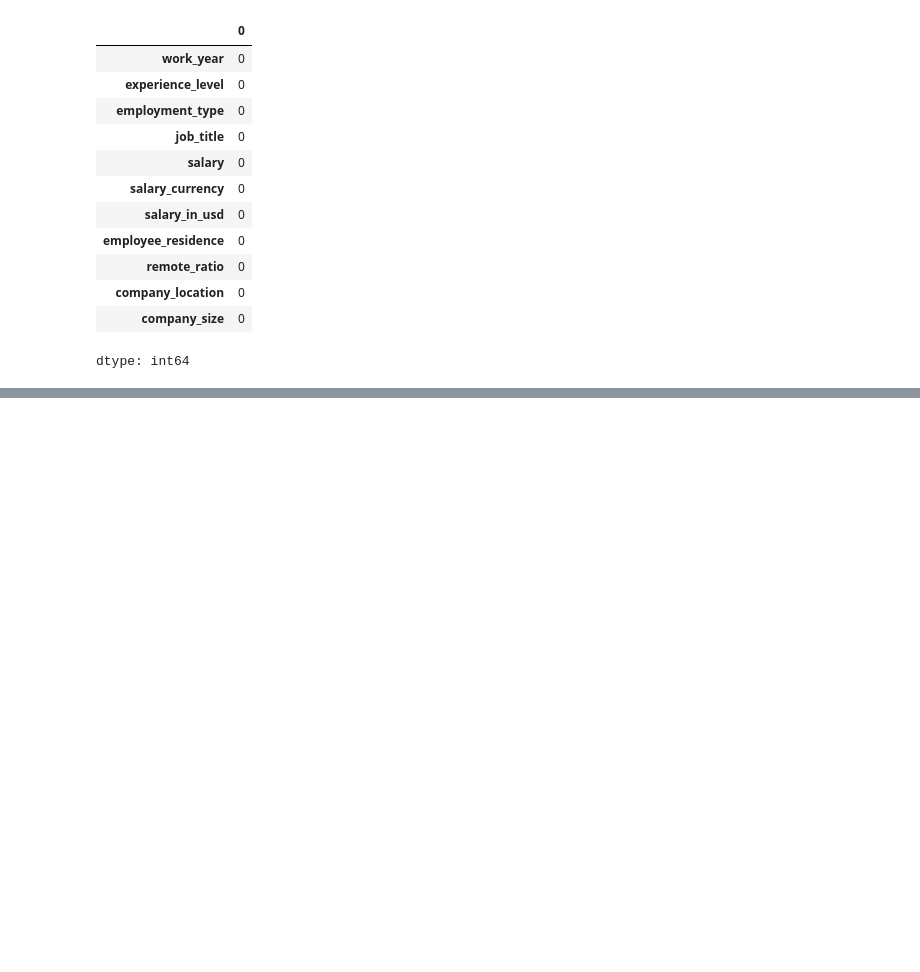
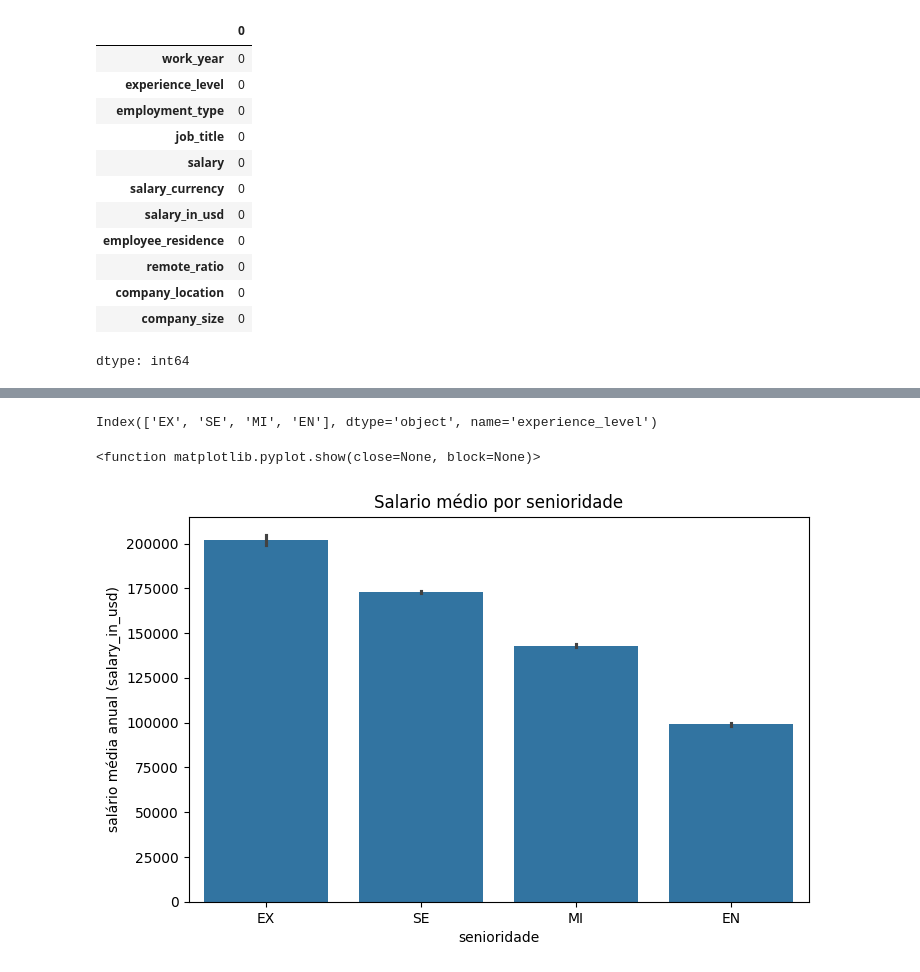
Before and after one commit to luiz675/aula, a Jupyter notebook: Untitled2.ipynb, the cells around one changed output, grey strips where cells are left out. Saved outputs shown, nothing was run; the diff lists cells and outputs as text; code cells hidden in the pictures; blank space fills up the shorter version.

```diff
--- a/Untitled2.ipynb
+++ b/Untitled2.ipynb
@@ -186,0 +82,16 @@ df_limpo = df_limpo.assign(work_year = df_limpo['work_year'].astype('int64'))
+# %%
+ordem = df_limpo.groupby('experience_level')['salary_in_usd'].mean().sort_values(ascending=False).index
+# %%
+ordem
+# %% [output]
+Index(['EX', 'SE', 'MI', 'EN'], dtype='object', name='experience_level')
+# %%
+plt.figure(figsize=(8,5))
+sns.barplot(data=df_limpo, x='experience_level', y='salary_in_usd', order=ordem)
+plt.title('Salario médio por senioridade')
+plt.xlabel('senioridade')
+plt.ylabel('salário média anual (salary_in_usd)')
+plt.show
+# %% [output]
+<function matplotlib.pyplot.show(close=None, block=None)>
+[figure, added]
```
Also changed, not shown: parts of 25 cells of this notebook.
